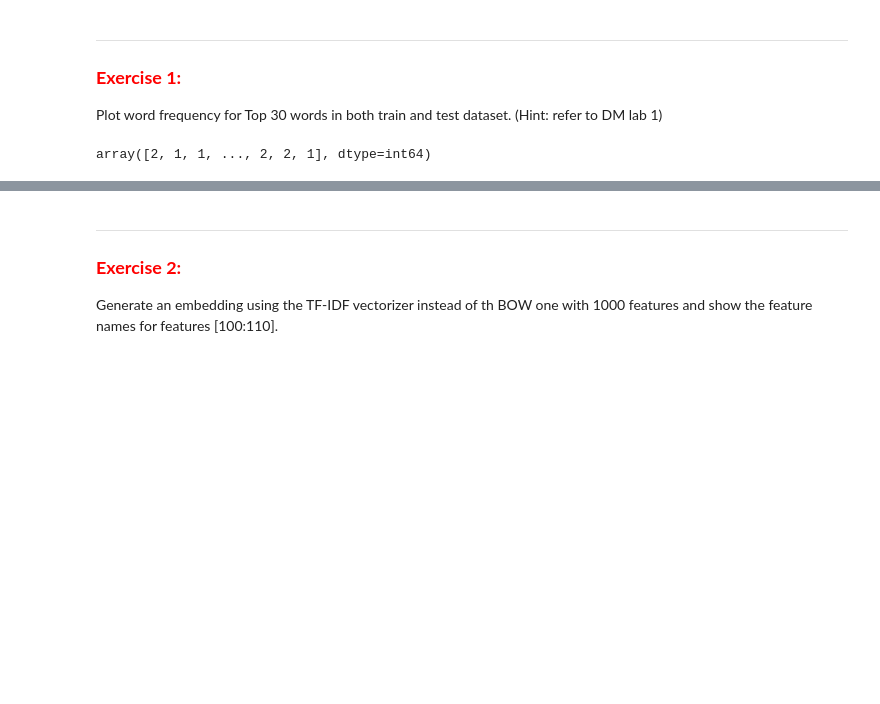
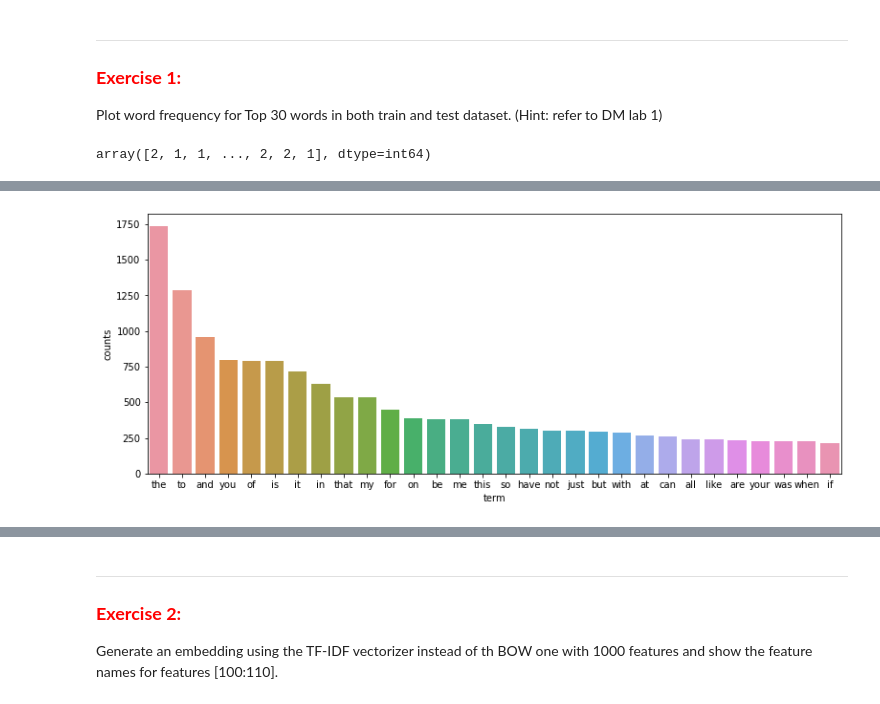
Before and after one commit to al-nguyen/DM2020-Lab2-Homework, a Jupyter notebook: DM2020-Lab2-Homework.ipynb, the cells around one changed output, grey strips where cells are left out. Drawn from its saved outputs; the diff is of its cells as text; code cells hidden in the pictures; blank space fills up the shorter version.

Commit message:
final homework
adjust bar charts

```diff
--- a/DM2020-Lab2-Homework.ipynb
+++ b/DM2020-Lab2-Homework.ipynb
@@ -98,12 +98,13 @@ term_frequencies
 # %% [output]
 array([2, 1, 1, ..., 2, 2, 1], dtype=int64)
 # %%
+import seaborn as sns
 g=pd.DataFrame()
 g['term'] = count_vect.get_feature_names()
 g['counts'] = term_frequencies
 
 g.sort_values(by='counts',ascending=False, inplace=True)
-
-fig = go.Figure(data = [go.Bar(x=g.term[:30],y=g.counts[:30])])
+plt.subplots(figsize=(13,5))
+ax = sns.barplot(x=g.term[:30],y=g.counts[:30])
 fig.show()
 # %% [output]
@@ -112,3 +111,4 @@ fig.show()
+[figure, added]
 # %%
 test_counts = count_vect.fit_transform(test_df.text)
 # %%
```
Also changed, not shown: parts of 2 cells of this notebook.
